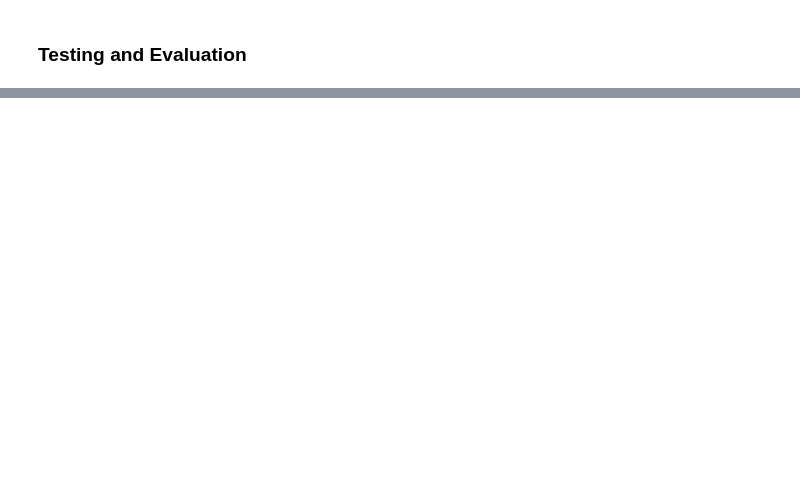
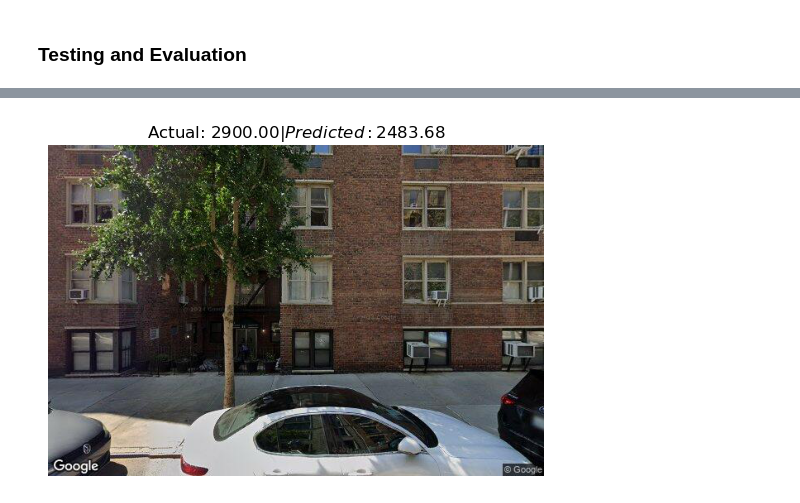
Before and after one commit to Mzisbrod/RentalListingAnalysis, a Jupyter notebook: model.ipynb, the cells around one changed output, grey strips where cells are left out. Saved outputs shown, nothing was run; the diff lists cells and outputs as text; code cells hidden in the pictures; blank space fills up the shorter version.

Commit message:
Trained and evaluated model

```diff
--- a/model.ipynb
+++ b/model.ipynb
@@ -198,7 +198,11 @@ numerical_features = scaler.fit_transform(data[["sqft", "bedrooms", "bathrooms",
 features = np.hstack([encoded_neighborhoods, numerical_features])
 processed_data = pd.DataFrame(features, columns=[f"feat_{i}" for i in range(features.shape[1])])
 processed_data["id"] = data["id"].astype(int)
-scaler_price = StandardScaler()
+
+# Calculate structured_input_size based on the number of feat_* columns
+structured_input_size = len([col for col in processed_data.columns if col.startswith("feat_")])
+
+scaler_price = MinMaxScaler()
 processed_data["price"] = scaler_price.fit_transform(data[["price"]])
 
 # Split dataset: training (70%), validation (15%), and testing (15%)
@@ -212,6 +216,8 @@ image_transforms = transforms.Compose([
     transforms.RandomRotation(15),
     transforms.ColorJitter(brightness=0.2, contrast=0.2, saturation=0.2, hue=0.1),
     transforms.RandomGrayscale(p=0.1),
+    transforms.RandomPerspective(distortion_scale=0.5, p=0.5),
+    transforms.RandomCrop(224, padding=20),
     transforms.ToTensor(),
     transforms.Normalize([0.485, 0.456, 0.406], [0.229, 0.224, 0.225])
 ])
@@ -221,9 +227,9 @@ train_dataset = RentalDataset(train_data, "dataset/images", transform=image_tran
 test_dataset = RentalDataset(test_data, "dataset/images", transform=image_transforms)
 val_dataset = RentalDataset(val_data, "dataset/images", transform=image_transforms)
 
-train_loader = DataLoader(train_dataset, batch_size=32, shuffle=True)
-test_loader = DataLoader(test_dataset, batch_size=32, shuffle=False)
-val_loader = DataLoader(val_dataset, batch_size=32, shuffle=False)
+train_loader = DataLoader(train_dataset, batch_size=64, shuffle=True)
+test_loader = DataLoader(test_dataset, batch_size=64, shuffle=False)
+val_loader = DataLoader(val_dataset, batch_size=64, shuffle=False)
 # %% [markdown]
 ### Define the model
 # %%
@@ -375,0 +431,82 @@ print(f"R² Score: {r2:.4f}")
+# %%
+# Model evaluation
+model.eval()
+total_loss = 0.0
+all_preds, all_actuals, examples = [], [], []
+
+# Directory for test images
+image_dir = "dataset/images"
+
+with torch.no_grad():
+    for images, structured_data, prices in test_loader:
+        images, structured_data, prices = images.to(device), structured_data.to(device), prices.to(device)
+
+        # Model predictions
+        outputs = model(images, structured_data)
+        loss = criterion(outputs.flatten(), prices)
+        total_loss += loss.item()
+
+        # Collect predictions and actual prices
+        all_preds.extend(outputs.flatten().cpu().numpy())
+        all_actuals.extend(prices.cpu().numpy())
+
+        # Store examples with images (limit to 5 for brevity)
+        if len(examples) < 5:
+            for i in range(images.size(0)):
+                if len(examples) < 5:
+                    image_path = os.path.join(image_dir, f"{int(test_data.iloc[len(examples)]['id'])}.jpg")
+                    examples.append({
+                        "actual": scaler_price.inverse_transform(prices.cpu().numpy()[i].reshape(-1, 1)).flatten()[0],
+                        "predicted": scaler_price.inverse_transform(outputs.flatten().cpu().numpy()[i].reshape(-1, 1)).flatten()[0],
+                        "image_path": image_path
+                    })
+
+# Rescale predictions and actual prices
+all_preds_rescaled = scaler_price.inverse_transform(np.array(all_preds).reshape(-1, 1)).flatten()
+all_actuals_rescaled = scaler_price.inverse_transform(np.array(all_actuals).reshape(-1, 1)).flatten()
+
+# Metrics
+mae = mean_absolute_error(all_actuals_rescaled, all_preds_rescaled)
+r2 = r2_score(all_actuals_rescaled, all_preds_rescaled)
+
+# Print metrics
+print(f"Test Loss: {total_loss / len(test_loader):.4f}")
+print(f"Mean Absolute Error (MAE): {mae:.2f}")
+print(f"R² Score: {r2:.4f}")
+
+# Display example predictions with images
+for example in examples:
+    actual = example["actual"]
+    predicted = example["predicted"]
+    image_path = example["image_path"]
+    print(f"Actual Price: ${actual:.2f}, Predicted Price: ${predicted:.2f}")
+
+    # Display image
+    try:
+        img = PILImage.open(image_path)
+        plt.imshow(img)
+        plt.axis('off')
+        plt.title(f"Actual: ${actual:.2f} | Predicted: ${predicted:.2f}")
+        plt.show()
+    except FileNotFoundError:
+        print(f"Image not found: {image_path}")
+
+# Residuals plot
+residuals = all_actuals_rescaled - all_preds_rescaled
+plt.scatter(all_actuals_rescaled, residuals, alpha=0.7)
+plt.axhline(0, color='red', linestyle='--')
+plt.title("Residuals vs Actual Prices")
+plt.xlabel("Actual Prices")
+plt.ylabel("Residuals")
+plt.show()
+
+# Plot actual vs predicted prices
+plt.scatter(all_actuals_rescaled, all_preds_rescaled, alpha=0.7)
+plt.plot([all_actuals_rescaled.min(), all_actuals_rescaled.max()],
+         [all_actuals_rescaled.min(), all_actuals_rescaled.max()],
+         color='red', linestyle='--')  # Reference line
+plt.title("Actual vs Predicted Prices")
+plt.xlabel("Actual Prices")
+plt.ylabel("Predicted Prices")
+plt.show()
+# %% [output]
@@ -375,0 +517 @@ print(f"R² Score: {r2:.4f}")
+[figure, added]
```
Also changed, not shown: parts of 5 cells of this notebook.
